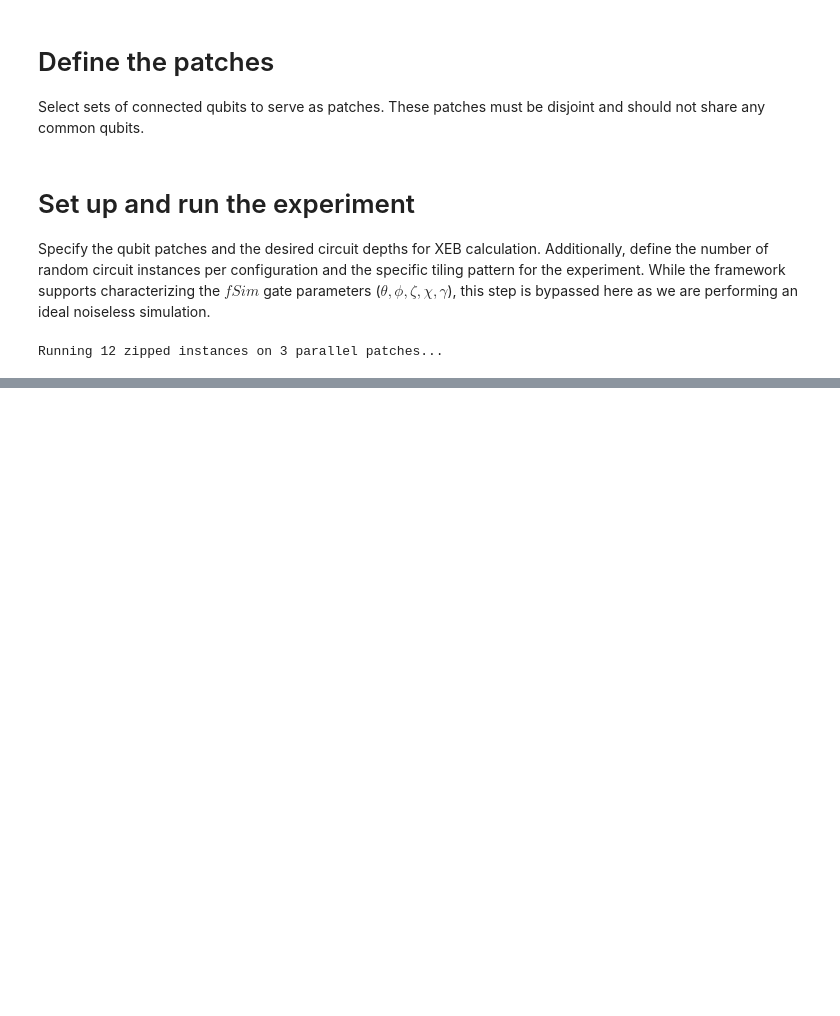
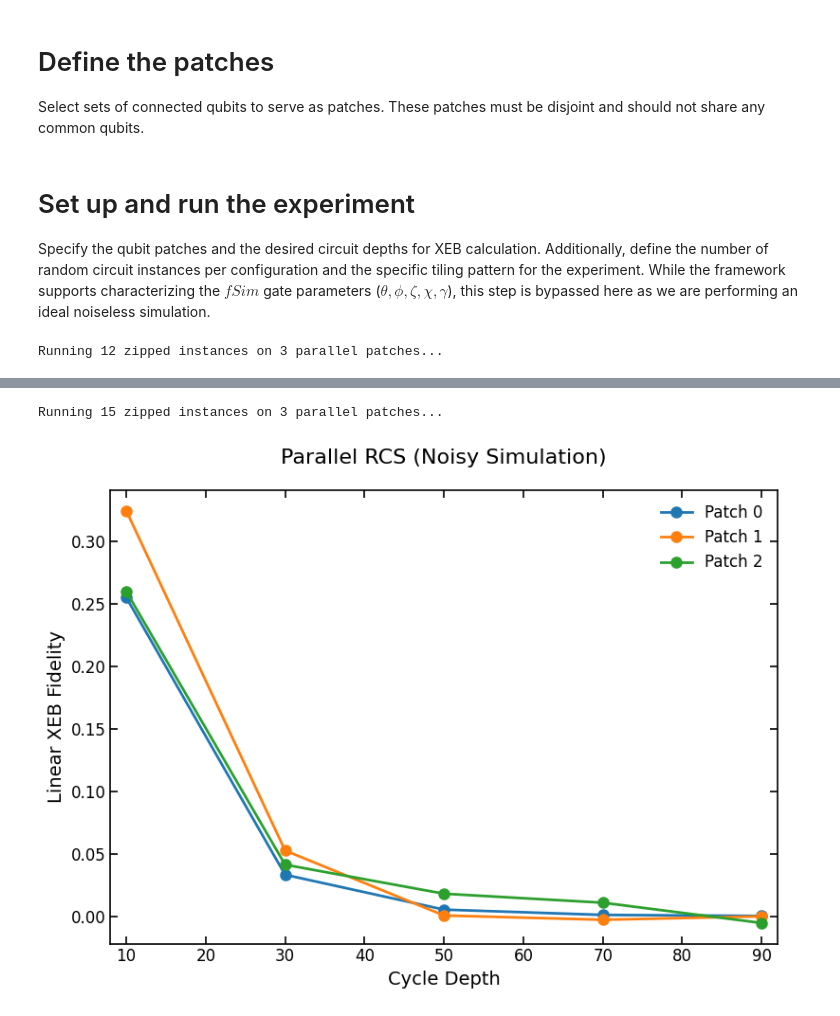
Before and after one commit to quantumlib/ReCirq, a Jupyter notebook: recirq/random_circuit_sampling/rcs_experiment_demonstration.ipynb, the cells around one changed output, grey strips where cells are left out. Cells and saved outputs as stored; diff of their text form; code cells hidden in the pictures; blank space fills up the shorter version.

```diff
--- a/recirq/random_circuit_sampling/rcs_experiment_demonstration.ipynb
+++ b/recirq/random_circuit_sampling/rcs_experiment_demonstration.ipynb
@@ -76,0 +91,5 @@ plt.show()
+# %%
+processor_id = "weber"
+noise_props = cirq_google.engine.load_device_noise_properties(processor_id)
+noise_model = cirq_google.NoiseModelFromGoogleNoiseProperties(noise_props)
+sim = cirq.DensityMatrixSimulator(noise=noise_model)
@@ -76,0 +143,45 @@ plt.show()
+# %%
+noisy_experiment = rcs.RCSExperiment(
+    patches=patches_on_device,
+    depths=[10, 30, 50, 70, 90],
+    num_instances=3,
+    pattern_name="staggered",
+    seed= 2026
+)
+# %%
+noisy_results = noisy_experiment.run(
+    sampler=qvm_sampler,
+    n_repetitions=10000
+)
+
+noisy_fidelities = noisy_results.fidelities_lin()
+# %% [output]
+Running 15 zipped instances on 3 parallel patches...
+# %%
+fig, ax = plt.subplots(figsize=(8, 6))
+for i in range(len(patches_on_device)):
+    x = noisy_experiment.depths
+    y = [np.mean(noisy_fidelities[(i, d)]) for d in x]
+    ax.plot(x, y, marker='o', markersize=8, linewidth=2, label=f'Patch {i}')
+
+
+ax.set_xlim(min(noisy_experiment.depths) - 2, max(noisy_experiment.depths) + 2)
+ax.set_xlabel('Cycle Depth', fontsize=14)
+ax.set_ylabel('Linear XEB Fidelity', fontsize=14)
+ax.set_title('Parallel RCS (Noisy Simulation)', fontsize=16, pad=20)
+ax.legend(frameon=False, fontsize=12)
+ax.tick_params(
+    axis='both',
+    direction='in',
+    top=True,
+    right=True,
+    labelsize=12,
+    width=1.2,
+    length=6
+)
+for spine in ax.spines.values():
+    spine.set_linewidth(1.2)
+plt.tight_layout()
+plt.show()
+# %% [output]
+[figure, added]
```
Also changed, not shown: parts of 8 cells of this notebook.
